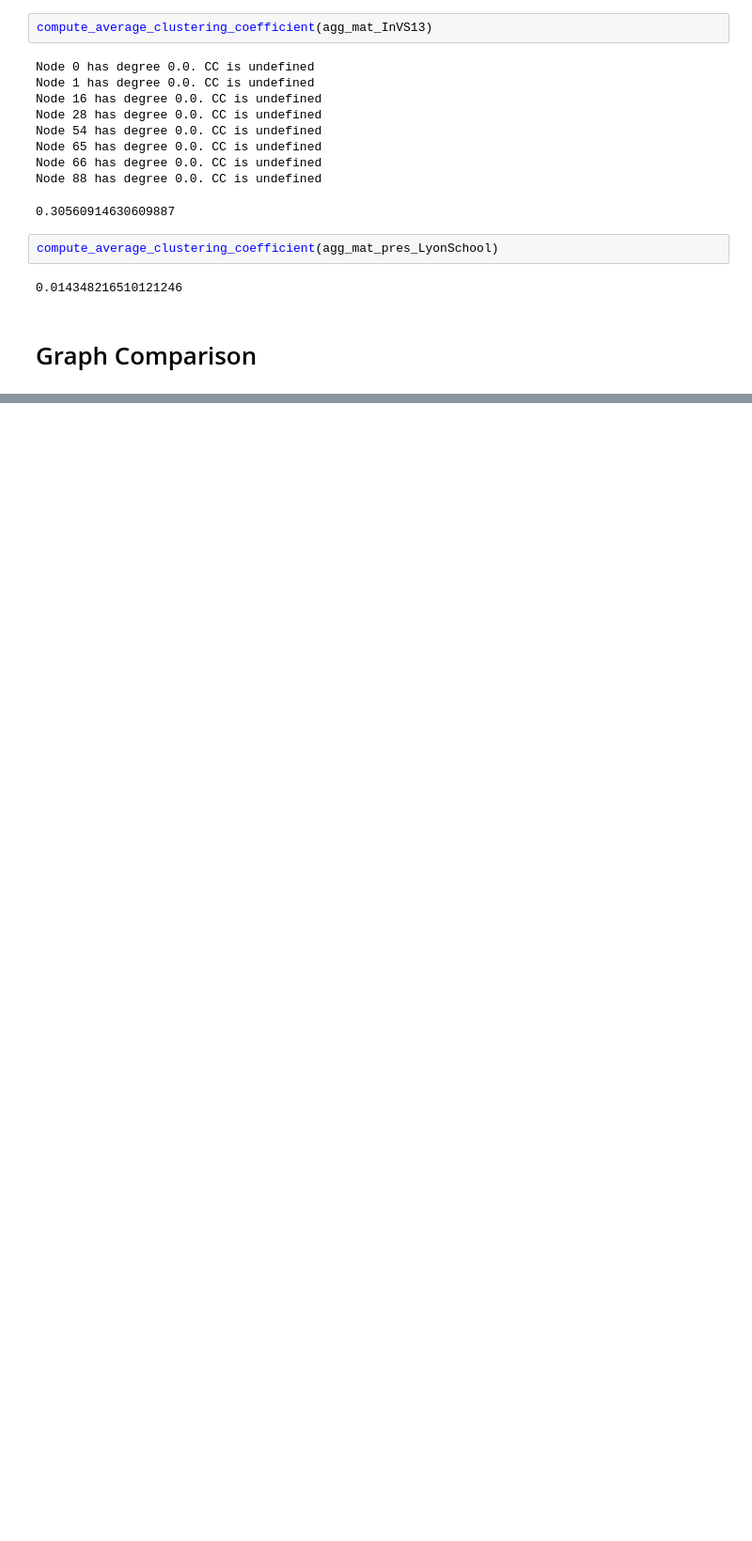
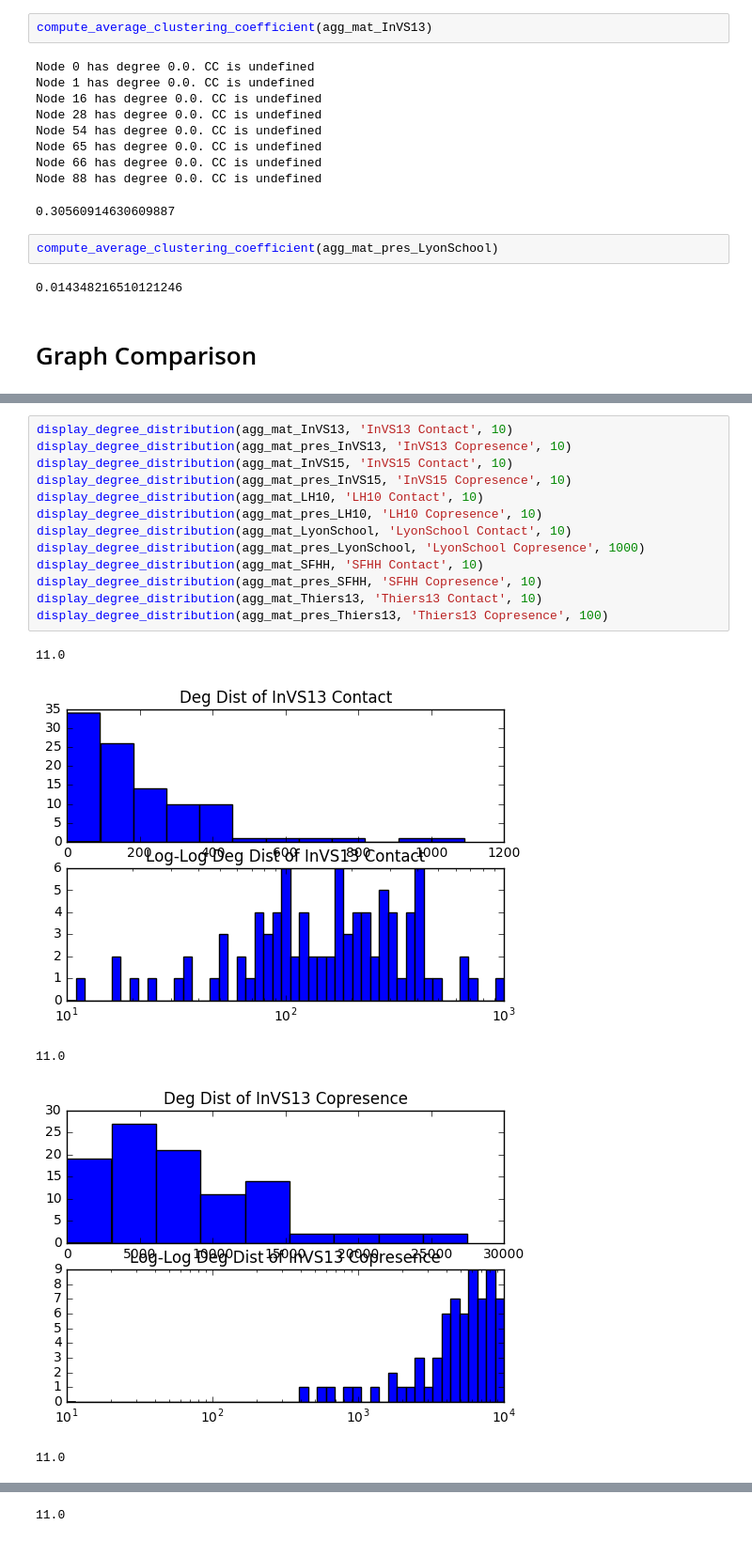
Before and after one commit to ConradHougen/GraphEpidemicEstimation, a Jupyter notebook: graph_stats.ipynb, the cells around one changed output, grey strips where cells are left out. Shown at 94% size. Saved outputs shown, nothing was run; the diff lists cells and outputs as text; blank space fills up the shorter version.

```diff
--- a/graph_stats.ipynb
+++ b/graph_stats.ipynb
@@ -234,0 +420,19 @@ compute_average_clustering_coefficient(agg_mat_pres_LyonSchool)
+# %%
+display_degree_distribution(agg_mat_InVS13, 'InVS13 Contact', 10)
+display_degree_distribution(agg_mat_pres_InVS13, 'InVS13 Copresence', 10)
+display_degree_distribution(agg_mat_InVS15, 'InVS15 Contact', 10)
+display_degree_distribution(agg_mat_pres_InVS15, 'InVS15 Copresence', 10)
+display_degree_distribution(agg_mat_LH10, 'LH10 Contact', 10)
+display_degree_distribution(agg_mat_pres_LH10, 'LH10 Copresence', 10)
+display_degree_distribution(agg_mat_LyonSchool, 'LyonSchool Contact', 10)
+display_degree_distribution(agg_mat_pres_LyonSchool, 'LyonSchool Copresence', 1000)
+display_degree_distribution(agg_mat_SFHH, 'SFHH Contact', 10)
+display_degree_distribution(agg_mat_pres_SFHH, 'SFHH Copresence', 10)
+display_degree_distribution(agg_mat_Thiers13, 'Thiers13 Contact', 10)
+display_degree_distribution(agg_mat_pres_Thiers13, 'Thiers13 Copresence', 100)
+# %% [output]
+11.0
+[figure, added]
+11.0
+[figure, added]
+11.0
@@ -234,0 +440 @@ compute_average_clustering_coefficient(agg_mat_pres_LyonSchool)
+11.0
```
Also changed, not shown: parts of 10 cells of this notebook.
